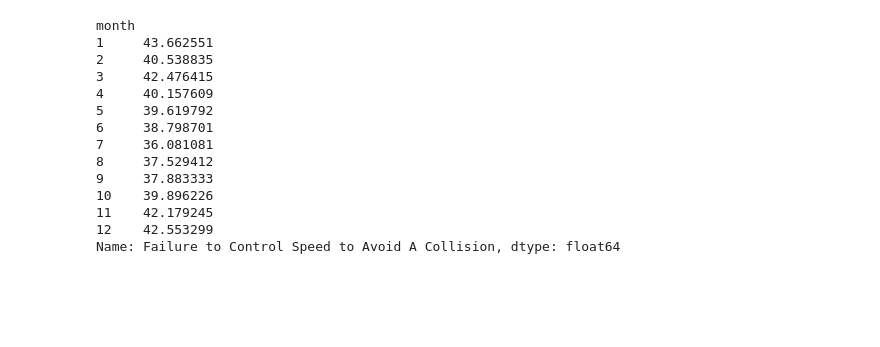
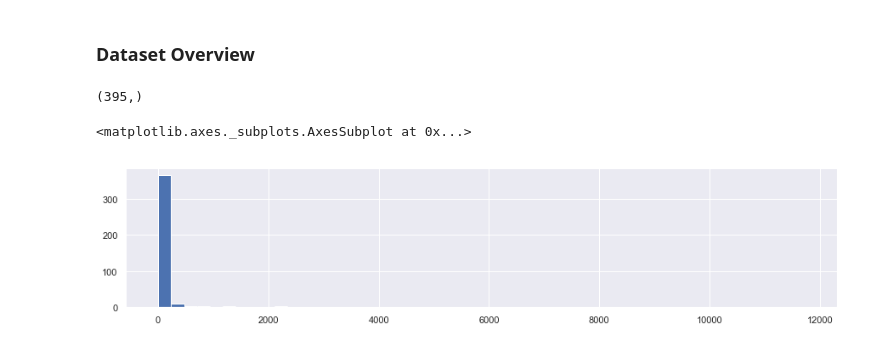
Before and after one commit to mrkjhsn/Thinkful-Exercises, a Jupyter notebook: capstone_1/citations_eda.ipynb, the cells around one changed output. Drawn from its saved outputs; the diff is of its cells as text; code cells hidden in the pictures; blank space fills up the shorter version.

```diff
--- a/capstone_1/citations_eda.ipynb
+++ b/capstone_1/citations_eda.ipynb
@@ -43,6 +67,34 @@ citations = citations.pipe(
         fn=lambda x: x.columns.str.lower()
         .str.strip()
         .str.replace(" ", "_"))
+# %%
+# remove duplicate citations due to overlap in data being downloaded
+citations.drop_duplicates('citation_#', inplace=True)
+
+# convert citation date to datetime format
+citations['citation_date'] = pd.to_datetime(citations['citation_date'])
+
+# create month column
+citations['month'] = citations['citation_date'].dt.month
+
+# create year column
+citations['year'] = citations['citation_date'].dt.year
+
+# create day of week column
+citations['day_of_week'] = citations['citation_date'].dt.dayofweek
+
+# extract the hour of the day from the citation time column
+citations['hour_of_day'] = citations['citation_time'].apply(lambda x: str(x)[-4:-2])
+
+# replace blanks with 0
+# this happened for citations that took place during the hour of 12am
+citations.loc[citations.hour_of_day == '', 'hour_of_day'] = 0
+
+# change data type of hour from object to number
+citations.hour_of_day = pd.to_numeric(citations.hour_of_day)
+
+# change data type of age from object to number
+citations.cited_person_age = pd.to_numeric(citations.cited_person_age, errors='coerce')
 # %%
 citations.head()
 # %% [output]
@@ -62,3 +107,0 @@ citations['citation_date'] = pd.to_datetime(citations['citation_date'])
-# %%
-# combine both month and year into same column
-citations['year_month'] = citations['citation_date'].apply(lambda x: str(x.year) + '.' + str(x.month).zfill(2))
@@ -74,3 +107,0 @@ citations['year'] = citations['citation_date'].dt.year
-# %%
-citations['hour_of_day'] = citations['citation_time']. \
-    apply(lambda x: str(x)[-4:-2]) # extract the hour of the day from the citation time column
@@ -222,17 +108,15 @@ Name: DUI-Impaired to Slightest Degree, dtype: float64
-# %%
-top5_citations.groupby([top5_citations.month, top5_citations.charge_description])['cited_person_age'].mean().unstack().loc[:,"Failure to Control Speed to Avoid A Collision"]
-# %% [output]
-month
-1     43.662551
-2     40.538835
-3     42.476415
-4     40.157609
-5     39.619792
-6     38.798701
-7     36.081081
-8     37.529412
-9     37.883333
-10    39.896226
-11    42.179245
-12    42.553299
-Name: Failure to Control Speed to Avoid A Collision, dtype: float64
+# %% [markdown]
+### Dataset Overview
+# %%
+# how many unique citations are in the dataset?
+citations.charge_description.value_counts().shape
+# %% [output]
+(395,)
+# %%
+# examine a histogram of the counts of citations associated with each citation type
+# there are a huge number of citations that are only used a few times each year
+plt.figure(figsize=(15,3))
+citations.charge_description.value_counts().hist(bins=50)
+# %% [output]
+<matplotlib.axes._subplots.AxesSubplot at 0x...>
+[figure, added]
```
Also changed, not shown: parts of 65 cells of this notebook.
